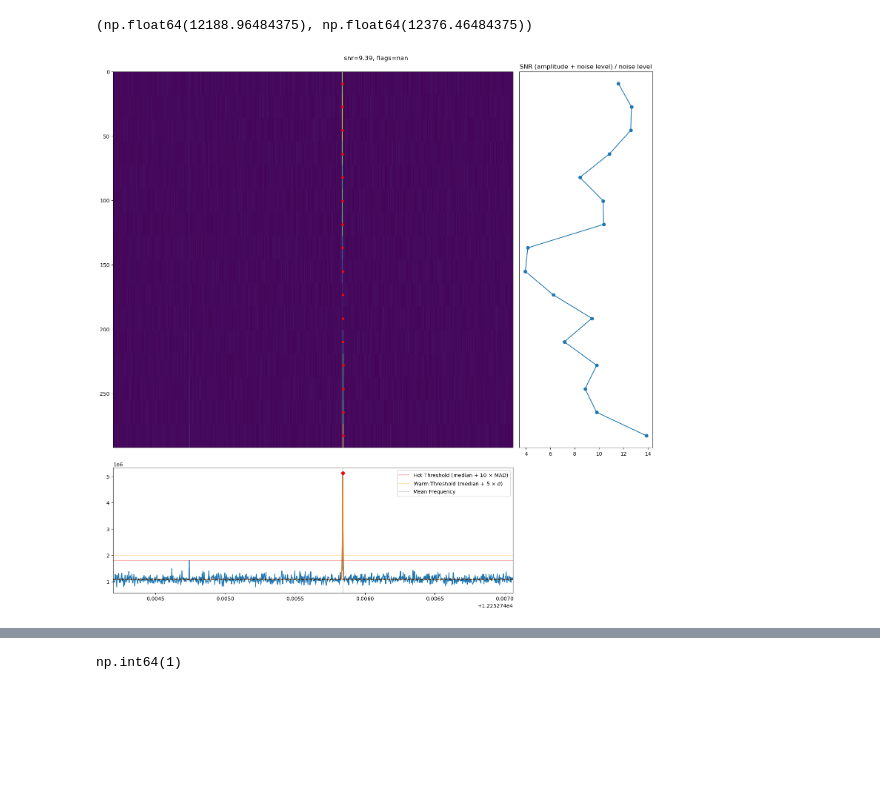
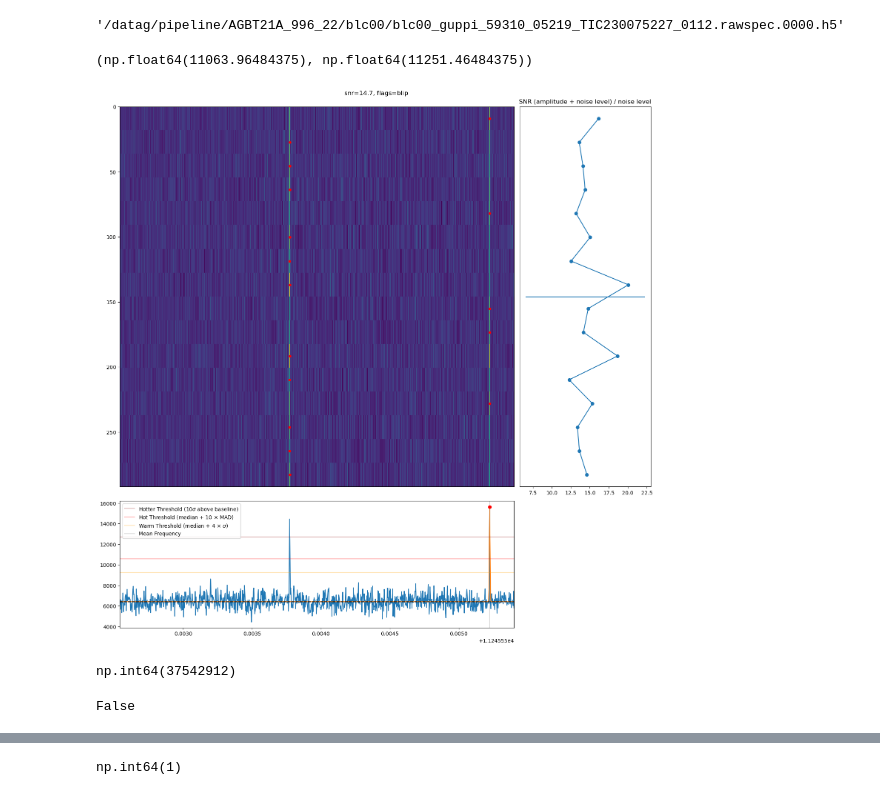
Before and after one commit to andres-luengo/bart, a Jupyter notebook: experiments/inspect_hits.ipynb, the cells around one changed output, grey strips where cells are left out. Saved outputs shown, nothing was run; the diff lists cells and outputs as text; code cells hidden in the pictures; blank space fills up the shorter version.

Commit message:
Make warm filter 4sigma based on super rigorous intense math

```diff
--- a/experiments/inspect_hits.ipynb
+++ b/experiments/inspect_hits.ipynb
@@ -14,4 +26,4 @@ import warnings
 # %%
-df = pd.read_csv('/mnt_blpc3/datax/scratch/andresl/starlink-pipeline-runs/sample-run2/batches/batch_021.csv')
+df = pd.read_csv('/mnt_blpc3/datax/scratch/andresl/starlink-pipeline-runs/sample-run2/batches/batch_009.csv')
 df
 # %% [output]
@@ -19,5 +43,10 @@ FileNotFoundError: [Errno 2] No such file or directory: '/mnt_blpc3/datax/scratc
+# %%
+fname = df['source file'].iloc[0]
+fname
+# %% [output]
+'/datag/pipeline/AGBT21A_996_22/blc00/blc00_guppi_59310_05219_TIC230075227_0112.rawspec.0000.h5'
 # %%
-f = h5py.File(df['source file'].iloc[0])
+f = h5py.File(fname)
 fch1 = f['data'].attrs['fch1']
 foff = f['data'].attrs['foff']
 nchans = f['data'].attrs['nchans']
@@ -26,7 +55,7 @@ WINDOW_SIZE = 2**10
 # %%
 fch1 + (foff * nchans), fch1
 # %% [output]
-(np.float64(12188.96484375), np.float64(12376.46484375))
+(np.float64(11063.96484375), np.float64(11251.46484375))
 # %%
 def signal_model(x, mean, stdev, amplitude, noise):
     exponent = -0.5 * ((x - mean) / stdev)**2
@@ -113,10 +142,24 @@ def make_figure(hit, title=None):
     snr_ax = fig.add_subplot(gs[0, 1], sharey=im_ax)
     slice_ax = fig.add_subplot(gs[1, 0], sharex=im_ax)
 
-    snr = params[:, 2] * np.sqrt(np.pi / np.log(2)) / (2 * params[:, 3])
+    snr = []
+    for time_idx in range(data.shape[0]):
+        time_slice = data[time_idx]
+        clipped, _, _ = scipy.stats.sigmaclip(time_slice, 3, 3)
+        snr.append(
+            (np.max(time_slice) - np.mean(clipped)) / np.std(clipped)
+        )
+    snr = np.array(snr)
     snr_ax.plot(snr, times, marker='o')
     if np.min(snr) < 2:
         snr_ax.axvline(1.0, color='gray')
+    snr_others = np.delete(snr, np.argmax(snr))
+    snr_others_mad = scipy.stats.median_abs_deviation(snr_others)
+    snr_ax.hlines(
+        np.mean(times),
+        np.mean(snr_others) - 10*snr_others_mad,
+        np.mean(snr_others) + 10*snr_others_mad
+    )
     snr_ax.set_title('SNR (amplitude + noise level) / noise level')
     snr_ax.yaxis.set_visible(False)
 
@@ -131,35 +174,47 @@ def make_figure(hit, title=None):
     )
     im_ax.errorbar(params[:, 0], times, color='red', markersize=4, xerr=params[:, 1], fmt='o')
     im_ax.invert_xaxis()
     im_ax.xaxis.set_visible(False)  # Hide x-axis on main plot
 
     slice_data = data[SLICE_IDX, :]
     slice_ax.plot(freqs, slice_data)
     slice_ax.plot(freqs, signal_model(freqs, *params[SLICE_IDX]))
 
     slice_median = params[SLICE_IDX, 3]
     slice_ax.axhline(slice_median, alpha = 0.9, color='black', linestyle='--')
 
+    HOTTER_SIGNIFICANCE = 10
+    clipped_slice, _, _ = scipy.stats.sigmaclip(slice_data)
+    hotter_threshold = np.mean(clipped_slice) + HOTTER_SIGNIFICANCE * np.std(clipped_slice)
+    slice_ax.axhline(hotter_threshold, alpha=0.3, color='darkred', label=f'Hotter Threshold ({HOTTER_SIGNIFICANCE}$\\sigma$ above baseline)')
+
     hot_threshold = slice_median + 10*scipy.stats.median_abs_deviation(slice_data)
     slice_ax.axhline(hot_threshold, alpha=0.3, color='red', label='Hot Threshold (median + 10 $\\times$ MAD)')
 
-    warm_threshold = slice_median + 5*np.std(slice_data)
-    slice_ax.axhline(warm_threshold, alpha=0.3, color='orange', label='Warm Threshold (median + 5 $\\times\\ \\sigma$)')
+    others = np.delete(slice_data, np.argmax(slice_data))
+    warm_threshold = slice_median + 4*np.std(others)
+    slice_ax.axhline(warm_threshold, alpha=0.3, color='orange', label='Warm Threshold (median + 4 $\\times\\ \\sigma$)')
 
     slice_freq = params[SLICE_IDX, 0]
     slice_ax.axvline(slice_freq, alpha=0.3, color='gray', label='Mean Frequency')
 
     slice_ax.scatter(x=freqs[np.argmax(slice_data)], y=np.max(slice_data), color='red', zorder=10)
-
-    # slice_ax.set_yscale('log')
 
     slice_ax.legend()
 
     fig.suptitle(title)
     return fig
 hit = df.sample().iloc[0]
 # hit = df.loc[15]
 make_figure(hit, f'snr={hit['snr']:.3g}, flags={hit['flags']}')
 plt.show()
 # %% [output]
-[figure, old version]
+[figure, new version]
+# %%
+hit.frequency_index
+# %% [output]
+np.int64(37542912)
+# %%
+hit.frequency_index+1024 in df['frequency_index'].values
+# %% [output]
+False
```
Also changed, not shown: parts of 7 cells of this notebook, 1 other file.
